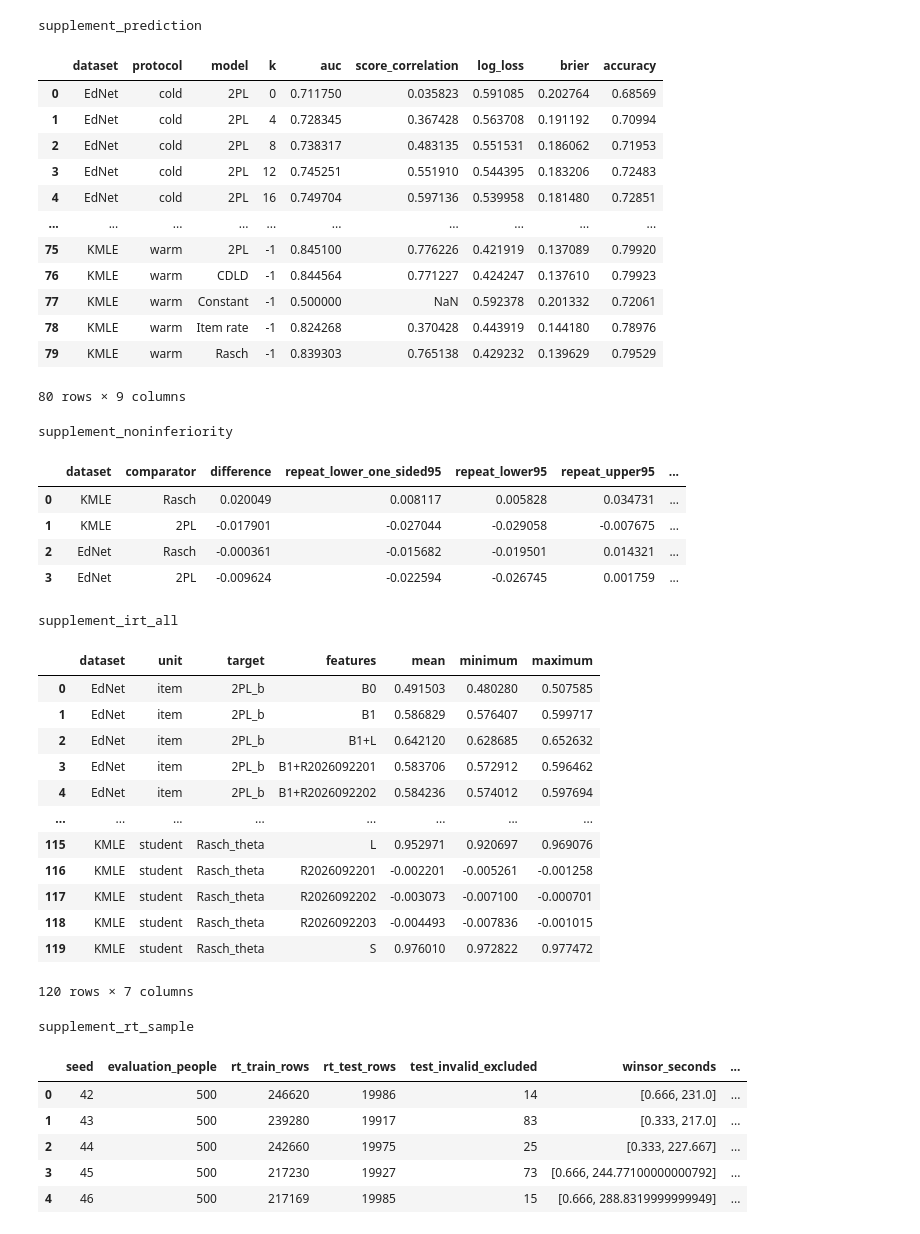
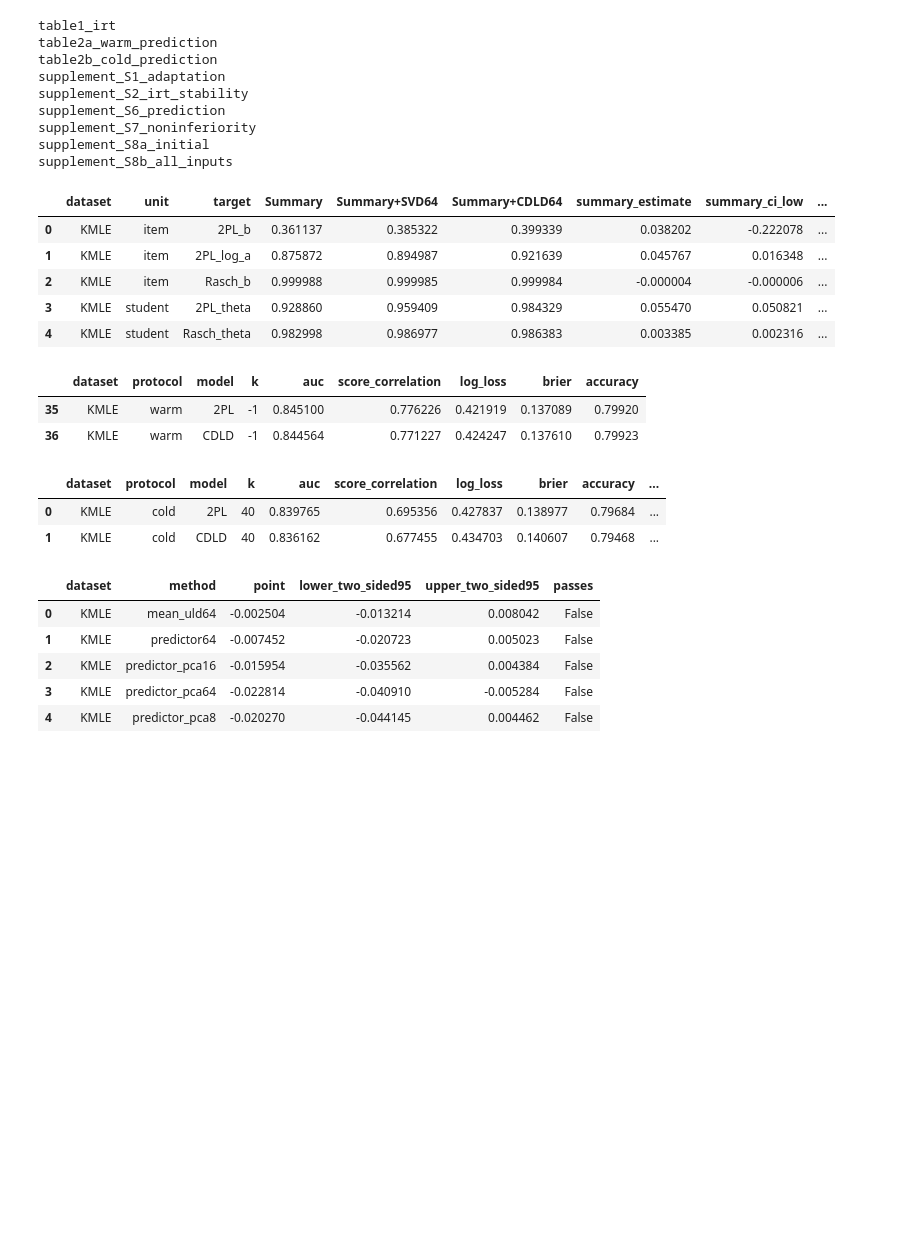
Before and after one commit to dhrim/CDLD_KMLE_EdNet, a Jupyter notebook: paper_results.ipynb, the cells around one changed output. Saved outputs shown, nothing was run; the diff lists cells and outputs as text; code cells hidden in the pictures; blank space fills up the shorter version.

Commit message:
Focus paper reproduction package on KMLE revision

```diff
--- a/paper_results.ipynb
+++ b/paper_results.ipynb
@@ -122,47 +71,33 @@ display(Image(filename="outputs/figure2.png"))
 # %%
-for name, table in tables.items():
-    if name.startswith("supplement_"):
-        print(name)
-        display(table)
+from IPython.display import display, Image
+for name, frame in tables.items():
+    print(name)
+    display(frame)
 # %% [output]
-supplement_prediction
+table1_irt
+table2a_warm_prediction
+table2b_cold_prediction
+supplement_S1_adaptation
+supplement_S2_irt_stability
+supplement_S6_prediction
+supplement_S7_noninferiority
+supplement_S8a_initial
+supplement_S8b_all_inputs
-|  | dataset | protocol | model | k | auc | score_correlation | log_loss | brier | accuracy |
-| 0 | EdNet | cold | 2PL | 0 | 0.711750 | 0.035823 | 0.591085 | 0.202764 | 0.68569 |
-| 1 | EdNet | cold | 2PL | 4 | 0.728345 | 0.367428 | 0.563708 | 0.191192 | 0.70994 |
-| 2 | EdNet | cold | 2PL | 8 | 0.738317 | 0.483135 | 0.551531 | 0.186062 | 0.71953 |
-| 3 | EdNet | cold | 2PL | 12 | 0.745251 | 0.551910 | 0.544395 | 0.183206 | 0.72483 |
-| 4 | EdNet | cold | 2PL | 16 | 0.749704 | 0.597136 | 0.539958 | 0.181480 | 0.72851 |
-| ... | ... | ... | ... | ... | ... | ... | ... | ... | ... |
-| 75 | KMLE | warm | 2PL | -1 | 0.845100 | 0.776226 | 0.421919 | 0.137089 | 0.79920 |
-| 76 | KMLE | warm | CDLD | -1 | 0.844564 | 0.771227 | 0.424247 | 0.137610 | 0.79923 |
-| 77 | KMLE | warm | Constant | -1 | 0.500000 | NaN | 0.592378 | 0.201332 | 0.72061 |
-| 78 | KMLE | warm | Item rate | -1 | 0.824268 | 0.370428 | 0.443919 | 0.144180 | 0.78976 |
-| 79 | KMLE | warm | Rasch | -1 | 0.839303 | 0.765138 | 0.429232 | 0.139629 | 0.79529 |
+|  | dataset | unit | target | Summary | Summary+SVD64 | Summary+CDLD64 | summary_estimate | summary_ci_low | ... |
+| 0 | KMLE | item | 2PL_b | 0.361137 | 0.385322 | 0.399339 | 0.038202 | -0.222078 | ... |
+| 1 | KMLE | item | 2PL_log_a | 0.875872 | 0.894987 | 0.921639 | 0.045767 | 0.016348 | ... |
+| 2 | KMLE | item | Rasch_b | 0.999988 | 0.999985 | 0.999984 | -0.000004 | -0.000006 | ... |
+| 3 | KMLE | student | 2PL_theta | 0.928860 | 0.959409 | 0.984329 | 0.055470 | 0.050821 | ... |
+| 4 | KMLE | student | Rasch_theta | 0.982998 | 0.986977 | 0.986383 | 0.003385 | 0.002316 | ... |
-80 rows × 9 columns
-supplement_noninferiority
-|  | dataset | comparator | difference | repeat_lower_one_sided95 | repeat_lower95 | repeat_upper95 | ... |
-| 0 | KMLE | Rasch | 0.020049 | 0.008117 | 0.005828 | 0.034731 | ... |
-| 1 | KMLE | 2PL | -0.017901 | -0.027044 | -0.029058 | -0.007675 | ... |
-| 2 | EdNet | Rasch | -0.000361 | -0.015682 | -0.019501 | 0.014321 | ... |
-| 3 | EdNet | 2PL | -0.009624 | -0.022594 | -0.026745 | 0.001759 | ... |
+|  | dataset | protocol | model | k | auc | score_correlation | log_loss | brier | accuracy |
+| 35 | KMLE | warm | 2PL | -1 | 0.845100 | 0.776226 | 0.421919 | 0.137089 | 0.79920 |
+| 36 | KMLE | warm | CDLD | -1 | 0.844564 | 0.771227 | 0.424247 | 0.137610 | 0.79923 |
-supplement_irt_all
-|  | dataset | unit | target | features | mean | minimum | maximum |
-| 0 | EdNet | item | 2PL_b | B0 | 0.491503 | 0.480280 | 0.507585 |
-| 1 | EdNet | item | 2PL_b | B1 | 0.586829 | 0.576407 | 0.599717 |
-| 2 | EdNet | item | 2PL_b | B1+L | 0.642120 | 0.628685 | 0.652632 |
-| 3 | EdNet | item | 2PL_b | B1+R2026092201 | 0.583706 | 0.572912 | 0.596462 |
-| 4 | EdNet | item | 2PL_b | B1+R2026092202 | 0.584236 | 0.574012 | 0.597694 |
-| ... | ... | ... | ... | ... | ... | ... | ... |
-| 115 | KMLE | student | Rasch_theta | L | 0.952971 | 0.920697 | 0.969076 |
-| 116 | KMLE | student | Rasch_theta | R2026092201 | -0.002201 | -0.005261 | -0.001258 |
-| 117 | KMLE | student | Rasch_theta | R2026092202 | -0.003073 | -0.007100 | -0.000701 |
-| 118 | KMLE | student | Rasch_theta | R2026092203 | -0.004493 | -0.007836 | -0.001015 |
-| 119 | KMLE | student | Rasch_theta | S | 0.976010 | 0.972822 | 0.977472 |
+|  | dataset | protocol | model | k | auc | score_correlation | log_loss | brier | accuracy | ... |
+| 0 | KMLE | cold | 2PL | 40 | 0.839765 | 0.695356 | 0.427837 | 0.138977 | 0.79684 | ... |
+| 1 | KMLE | cold | CDLD | 40 | 0.836162 | 0.677455 | 0.434703 | 0.140607 | 0.79468 | ... |
-120 rows × 7 columns
-supplement_rt_sample
-|  | seed | evaluation_people | rt_train_rows | rt_test_rows | test_invalid_excluded | winsor_seconds | ... |
-| 0 | 42 | 500 | 246620 | 19986 | 14 | [0.666, 231.0] | ... |
-| 1 | 43 | 500 | 239280 | 19917 | 83 | [0.333, 217.0] | ... |
-| 2 | 44 | 500 | 242660 | 19975 | 25 | [0.333, 227.667] | ... |
-| 3 | 45 | 500 | 217230 | 19927 | 73 | [0.666, 244.77100000000792] | ... |
-| 4 | 46 | 500 | 217169 | 19985 | 15 | [0.666, 288.8319999999949] | ... |
+|  | dataset | method | point | lower_two_sided95 | upper_two_sided95 | passes |
+| 0 | KMLE | mean_uld64 | -0.002504 | -0.013214 | 0.008042 | False |
+| 1 | KMLE | predictor64 | -0.007452 | -0.020723 | 0.005023 | False |
+| 2 | KMLE | predictor_pca16 | -0.015954 | -0.035562 | 0.004384 | False |
+| 3 | KMLE | predictor_pca64 | -0.022814 | -0.040910 | -0.005284 | False |
+| 4 | KMLE | predictor_pca8 | -0.020270 | -0.044145 | 0.004462 | False |
```
Also changed, not shown: parts of 18 cells of this notebook, 35 other files.
